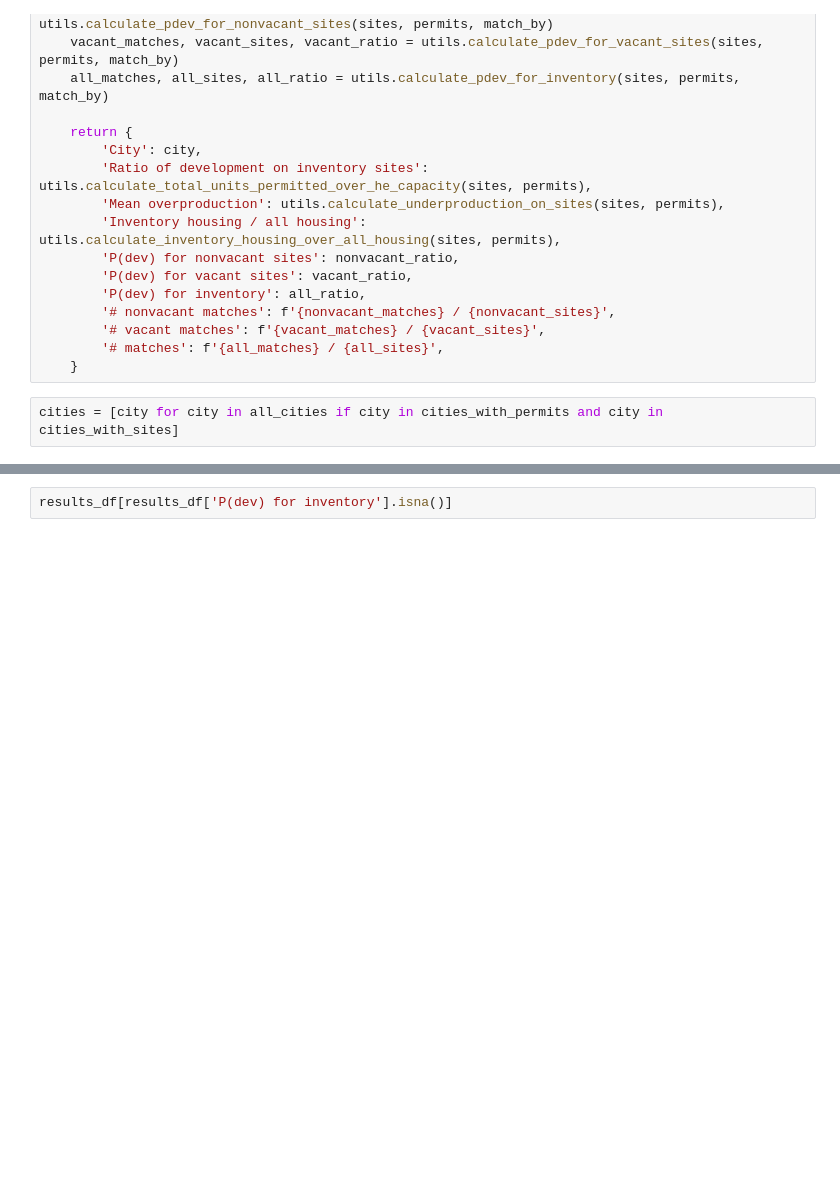
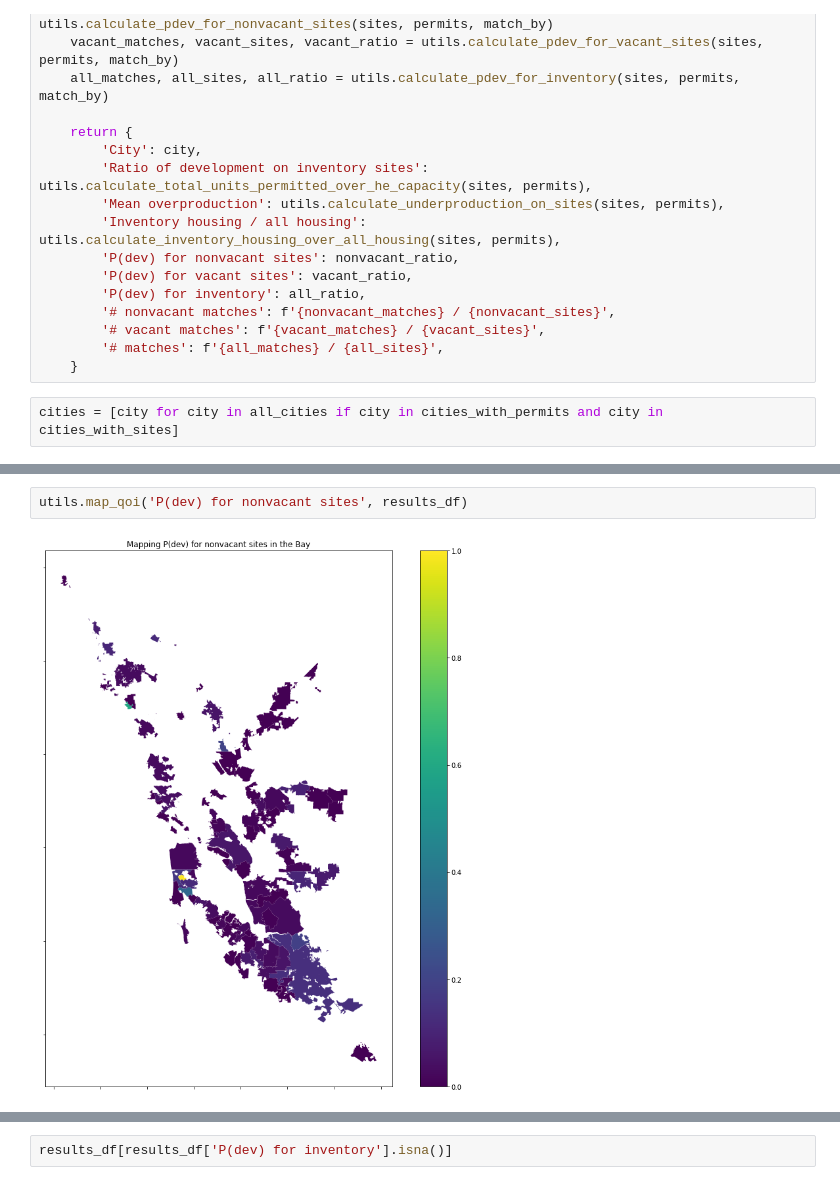
Before and after one commit to YIMBYdata/housing-elements, a Jupyter notebook: Final results.ipynb, the cells around one changed output, grey strips where cells are left out. Cells and saved outputs as stored; diff of their text form; blank space fills up the shorter version.

```diff
--- a/Final results.ipynb
+++ b/Final results.ipynb
@@ -264,0 +282,4 @@ results_df[results_df['P(dev) for inventory'] == 0].City.values
+# %%
+utils.map_qoi('P(dev) for nonvacant sites', results_df)
+# %% [output]
+[figure, added]
```
Also changed, not shown: parts of 11 cells of this notebook, 9 other files.
